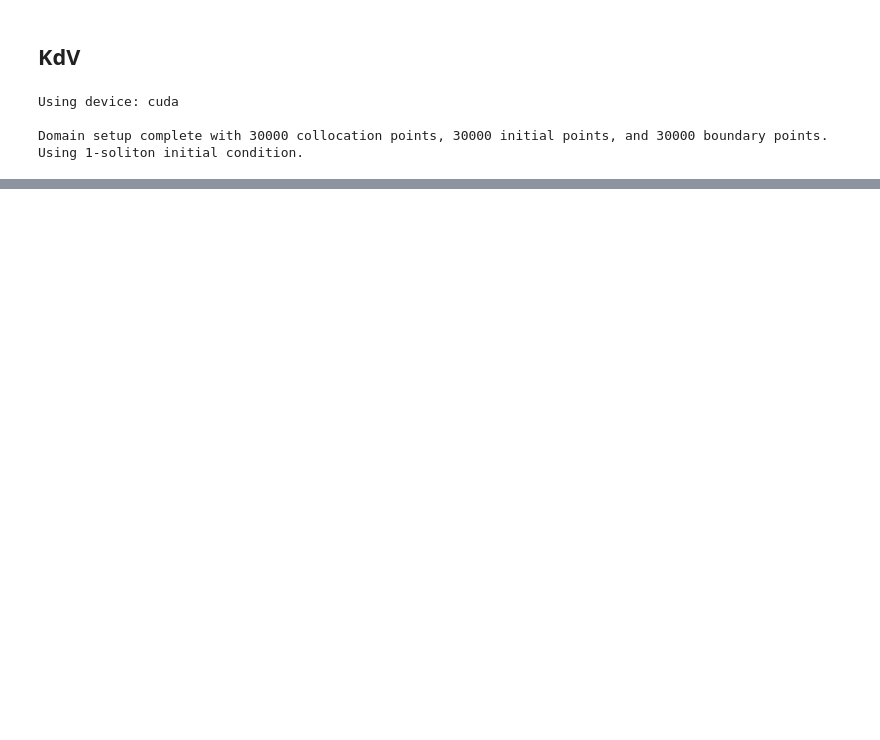
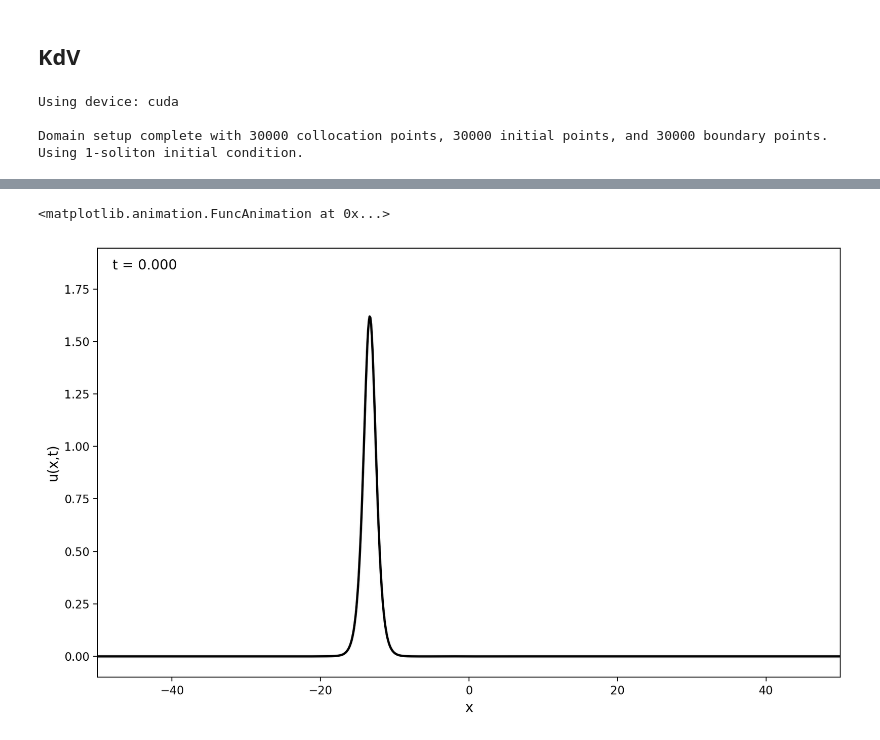
Before and after one commit to karnavr/pinns, a Jupyter notebook: kdv.ipynb, the cells around one changed output, grey strips where cells are left out. Cells and saved outputs as stored; diff of their text form; code cells hidden in the pictures; blank space fills up the shorter version.

```diff
--- a/kdv.ipynb
+++ b/kdv.ipynb
@@ -39,0 +57,5 @@ model.plot_losses(losses)
+# %%
+model.animate_solution()
+# %% [output]
+<matplotlib.animation.FuncAnimation at 0x...>
+[figure, added]
```
Also changed, not shown: parts of 6 cells of this notebook, 2 other files.
